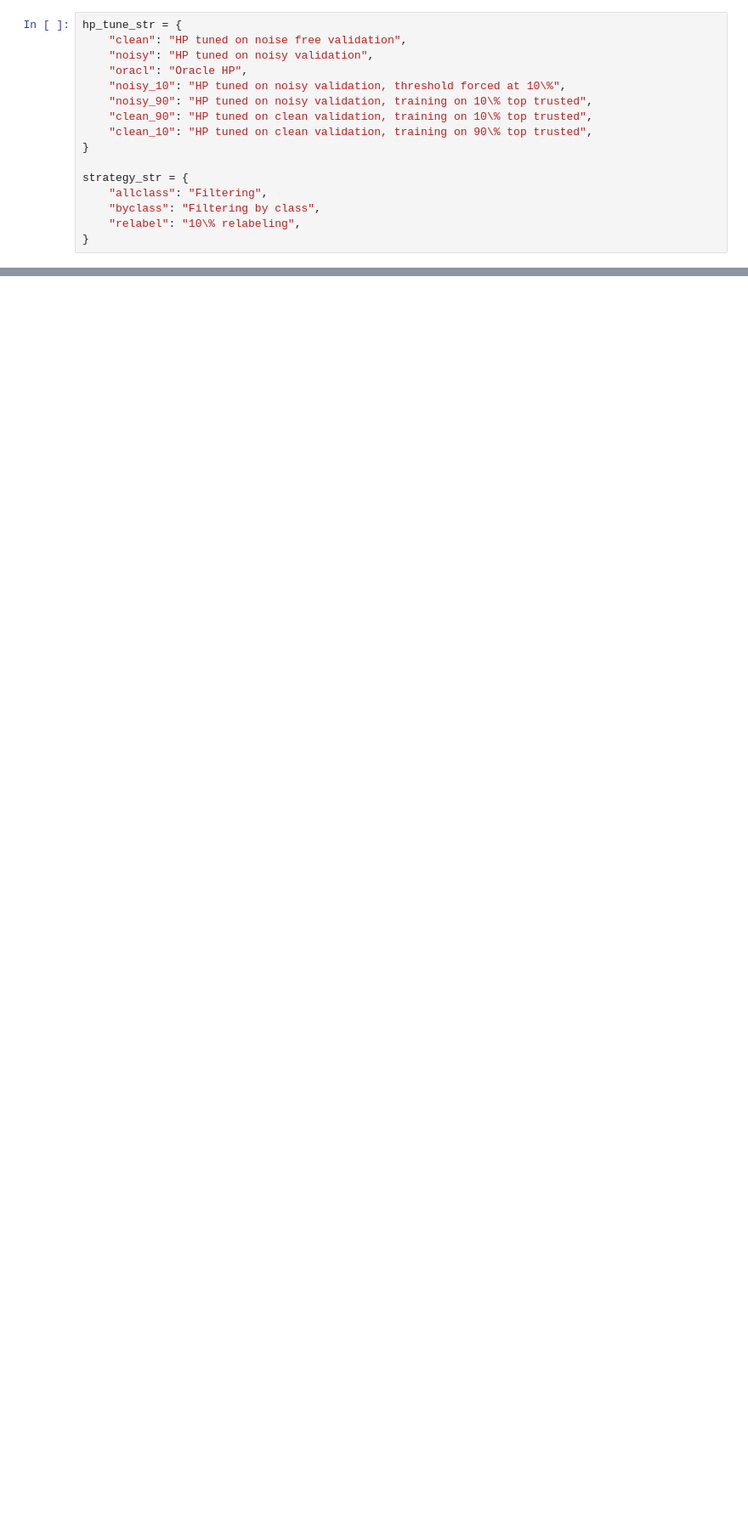
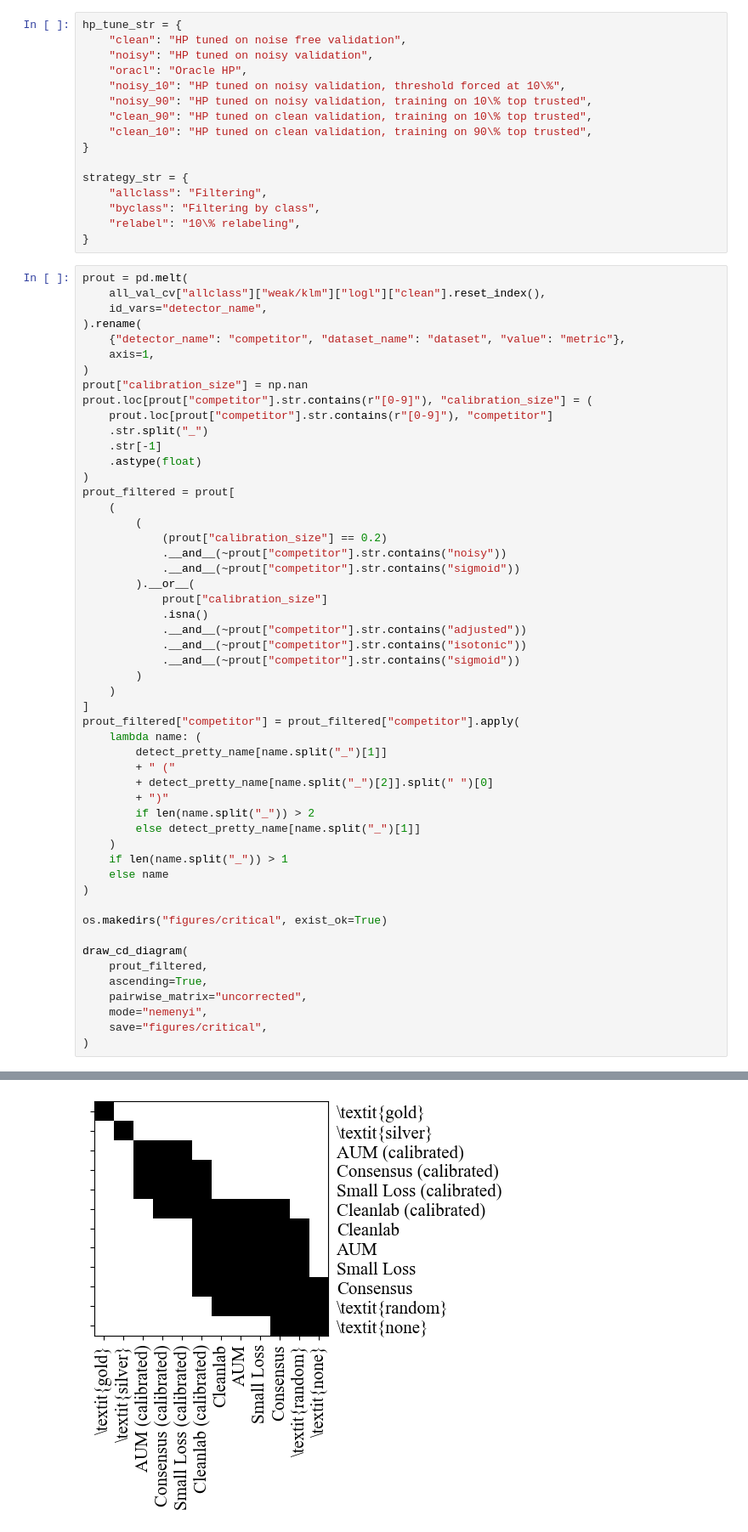
Before and after one commit to Orange-OpenSource/mislabeled-benchmark, a Jupyter notebook: analysis_calib.ipynb, the cells around one changed output, grey strips where cells are left out. Shown at 85% size. Drawn from its saved outputs; the diff is of its cells as text; blank space fills up the shorter version.

Commit message:
new critical diagram plot

```diff
--- a/analysis_calib.ipynb
+++ b/analysis_calib.ipynb
@@ -440,3 +563,56 @@ strategy_str = {
     "byclass": "Filtering by class",
     "relabel": "10\% relabeling",
 }
+# %%
+prout = pd.melt(
+    all_val_cv["allclass"]["weak/klm"]["logl"]["clean"].reset_index(),
+    id_vars="detector_name",
+).rename(
+    {"detector_name": "competitor", "dataset_name": "dataset", "value": "metric"},
+    axis=1,
+)
+prout["calibration_size"] = np.nan
+prout.loc[prout["competitor"].str.contains(r"[0-9]"), "calibration_size"] = (
+    prout.loc[prout["competitor"].str.contains(r"[0-9]"), "competitor"]
+    .str.split("_")
+    .str[-1]
+    .astype(float)
+)
+prout_filtered = prout[
+    (
+        (
+            (prout["calibration_size"] == 0.2)
+            .__and__(~prout["competitor"].str.contains("noisy"))
+            .__and__(~prout["competitor"].str.contains("sigmoid"))
+        ).__or__(
+            prout["calibration_size"]
+            .isna()
+            .__and__(~prout["competitor"].str.contains("adjusted"))
+            .__and__(~prout["competitor"].str.contains("isotonic"))
+            .__and__(~prout["competitor"].str.contains("sigmoid"))
+        )
+    )
+]
+prout_filtered["competitor"] = prout_filtered["competitor"].apply(
+    lambda name: (
+        detect_pretty_name[name.split("_")[1]]
+        + " ("
+        + detect_pretty_name[name.split("_")[2]].split(" ")[0]
+        + ")"
+        if len(name.split("_")) > 2
+        else detect_pretty_name[name.split("_")[1]]
+    )
+    if len(name.split("_")) > 1
+    else name
+)
+
+os.makedirs("figures/critical", exist_ok=True)
+
+draw_cd_diagram(
+    prout_filtered,
+    ascending=True,
+    pairwise_matrix="uncorrected",
+    mode="nemenyi",
+    save="figures/critical",
+)
+# %% [output]
@@ -442,0 +653 @@ strategy_str = {
+[figure, added]
```
Also changed, not shown: parts of 12 cells of this notebook, 3 other files.
